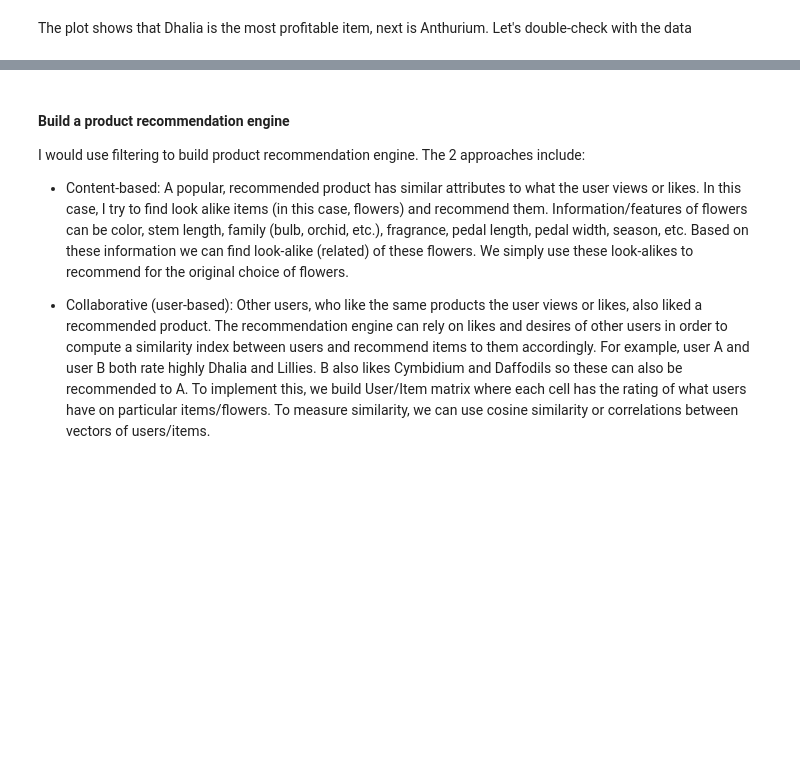
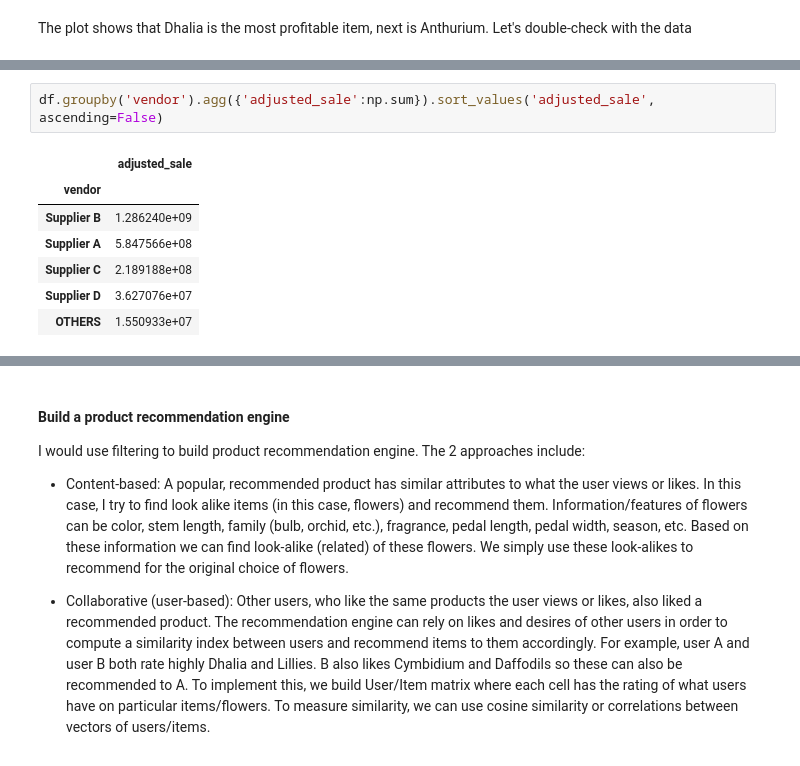
Before and after one commit to thongnbui/python_project, a Jupyter notebook: Retina_ai.ipynb, the cells around one changed output, grey strips where cells are left out. Saved outputs shown, nothing was run; the diff lists cells and outputs as text; blank space fills up the shorter version.

```diff
--- a/Retina_ai.ipynb
+++ b/Retina_ai.ipynb
@@ -396,0 +399,10 @@ Indeed, the 3 top sellers are Dhalia, Anthurium and Dozen Roses
+# %%
+df.groupby('vendor').agg({'adjusted_sale':np.sum}).sort_values('adjusted_sale', ascending=False)
+# %% [output]
+|  | adjusted_sale |
+| vendor |  |
+| Supplier B | 1.286240e+09 |
+| Supplier A | 5.847566e+08 |
+| Supplier C | 2.189188e+08 |
+| Supplier D | 3.627076e+07 |
+| OTHERS | 1.550933e+07 |
```
Also changed, not shown: parts of 4 cells of this notebook.
